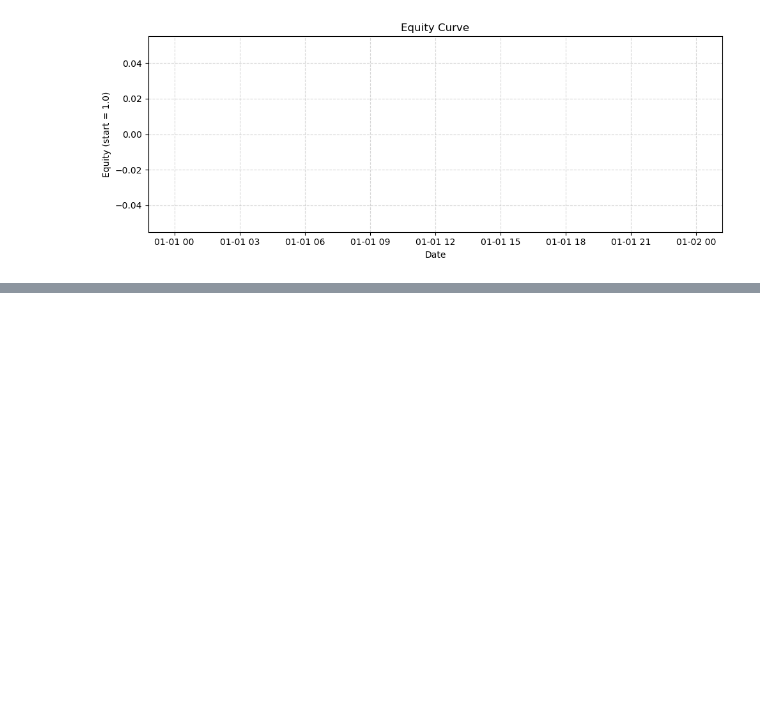
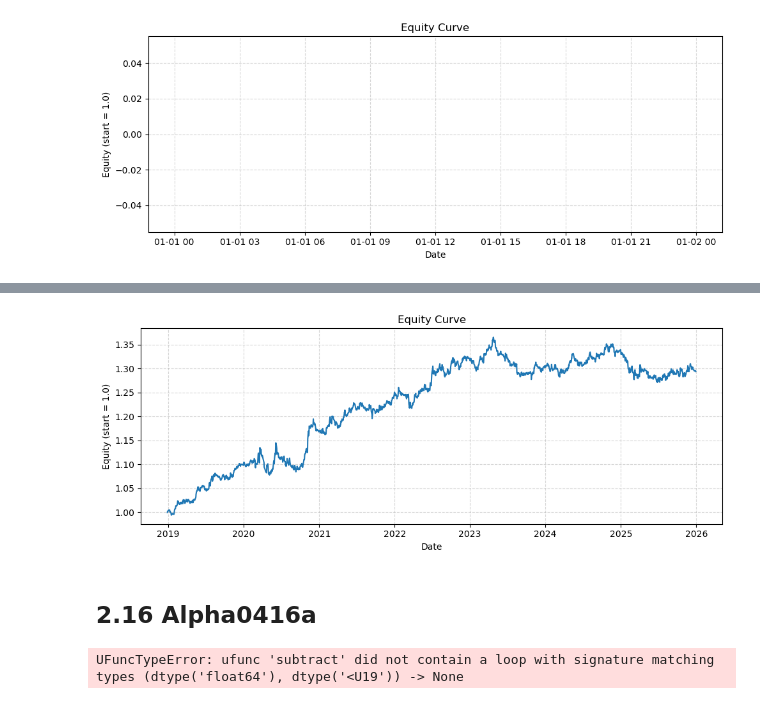
Before and after one commit to Yzc20060417/Multi-Factor-Equities-Investing, a Jupyter notebook: notebooks/Single Factor Testing.ipynb, the cells around one changed output, grey strips where cells are left out. Cells and saved outputs as stored; diff of their text form; code cells hidden in the pictures; blank space fills up the shorter version.

```diff
--- a/notebooks/Single Factor Testing.ipynb
+++ b/notebooks/Single Factor Testing.ipynb
@@ -823,0 +680,11 @@ plot_equity_curve(daily_pnl14,"Equity Curve")
+# %%
+alpha15 = alpha_0603a(volume_df,sharesout_df,cap_df)
+# %%
+# Backtest
+# align shapes: drop last row (no forward return)
+alpha_panel15 = alpha15
+alpha_panel15 = alpha_panel15.iloc[:-1, :]
+
+# Apply weights and compute pnl
+weights15 = alpha_panel15.apply(make_weights, axis=1)
+daily_pnl15 = ((weights15 * fwd_ret).sum(axis=1).fillna(0.0))
@@ -823,0 +703,10 @@ plot_equity_curve(daily_pnl14,"Equity Curve")
+# %%
+plot_equity_curve(daily_pnl15,'Equity Curve')
+# %% [output]
+[figure, added]
+# %% [markdown]
+## 2.16 Alpha0416a
+# %%
+alpha16 = alpha_0416a(returns_df,subindustries,volume_df)
+# %% [output]
+UFuncTypeError: ufunc 'subtract' did not contain a loop with signature matching types (dtype('float64'), dtype('<U19')) -> None
```
Also changed, not shown: parts of 55 cells of this notebook, 2 other files.
